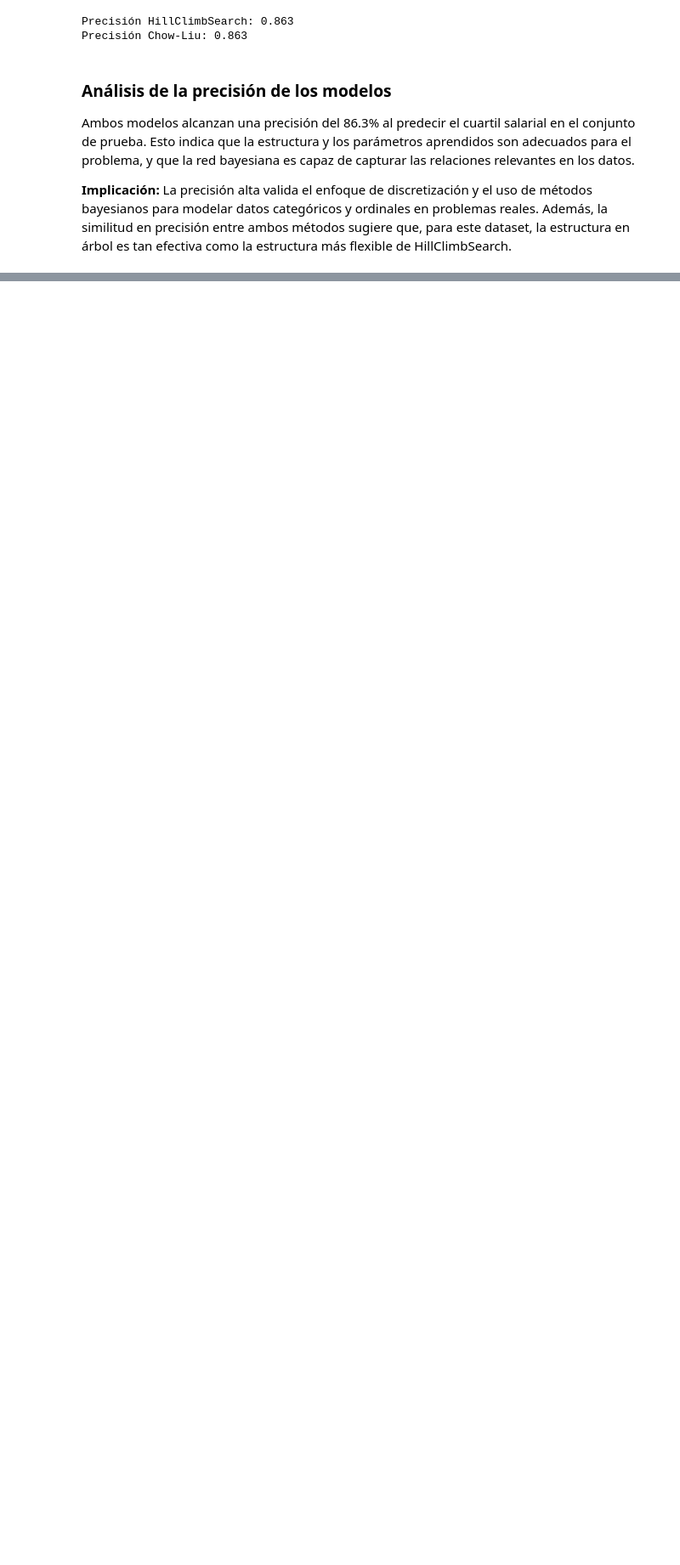
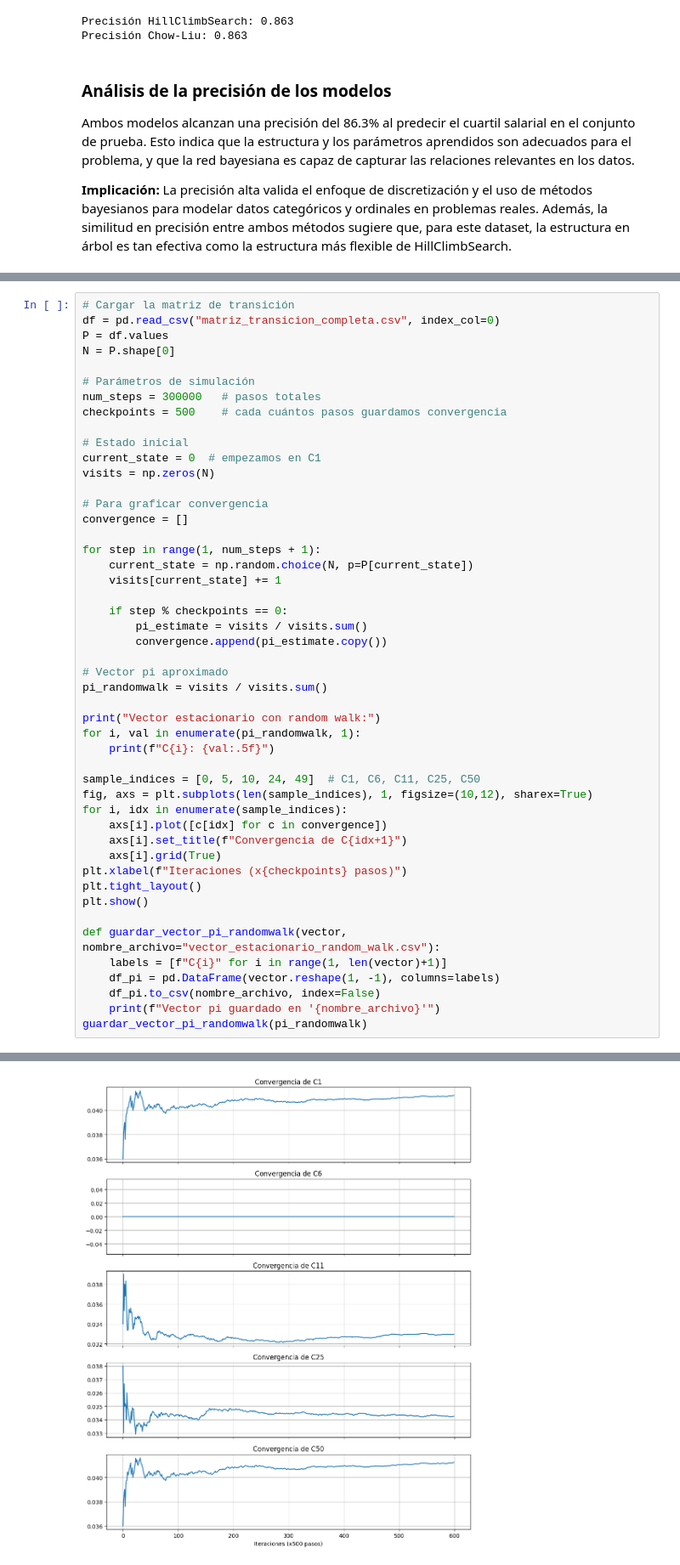
Before and after one commit to TheRamdomX/Inteligencia-Artificial, a Jupyter notebook: Tarea1/Tarea1.ipynb, the cells around one changed output, grey strips where cells are left out. Shown at 85% size. Saved outputs shown, nothing was run; the diff lists cells and outputs as text; blank space fills up the shorter version.

```diff
--- a/Tarea1/Tarea1.ipynb
+++ b/Tarea1/Tarea1.ipynb
@@ -300,0 +753,49 @@ Ambos modelos alcanzan una precisión del 86.3% al predecir el cuartil salarial
+# %%
+# Cargar la matriz de transición
+df = pd.read_csv("matriz_transicion_completa.csv", index_col=0)
+P = df.values
+N = P.shape[0]
+
+# Parámetros de simulación
+num_steps = 300000   # pasos totales
+checkpoints = 500    # cada cuántos pasos guardamos convergencia
+
+# Estado inicial
+current_state = 0  # empezamos en C1
+visits = np.zeros(N)
+
+# Para graficar convergencia
+convergence = []
+
+for step in range(1, num_steps + 1):
+    current_state = np.random.choice(N, p=P[current_state])
+    visits[current_state] += 1
+
+    if step % checkpoints == 0:
+        pi_estimate = visits / visits.sum()
+        convergence.append(pi_estimate.copy())
+
+# Vector pi aproximado
+pi_randomwalk = visits / visits.sum()
+
+print("Vector estacionario con random walk:")
+for i, val in enumerate(pi_randomwalk, 1):
+    print(f"C{i}: {val:.5f}")
+
+sample_indices = [0, 5, 10, 24, 49]  # C1, C6, C11, C25, C50
+fig, axs = plt.subplots(len(sample_indices), 1, figsize=(10,12), sharex=True)
+for i, idx in enumerate(sample_indices):
+    axs[i].plot([c[idx] for c in convergence])
+    axs[i].set_title(f"Convergencia de C{idx+1}")
+    axs[i].grid(True)
+plt.xlabel(f"Iteraciones (x{checkpoints} pasos)")
+plt.tight_layout()
+plt.show()
+
+def guardar_vector_pi_randomwalk(vector, nombre_archivo="vector_estacionario_random_walk.csv"):
+    labels = [f"C{i}" for i in range(1, len(vector)+1)]
+    df_pi = pd.DataFrame(vector.reshape(1, -1), columns=labels)
+    df_pi.to_csv(nombre_archivo, index=False)
+    print(f"Vector pi guardado en '{nombre_archivo}'")
+guardar_vector_pi_randomwalk(pi_randomwalk)
+# %% [output]
@@ -300,0 +819 @@ Ambos modelos alcanzan una precisión del 86.3% al predecir el cuartil salarial
+[figure, added]
```
Also changed, not shown: parts of 25 cells of this notebook, 5 other files.
